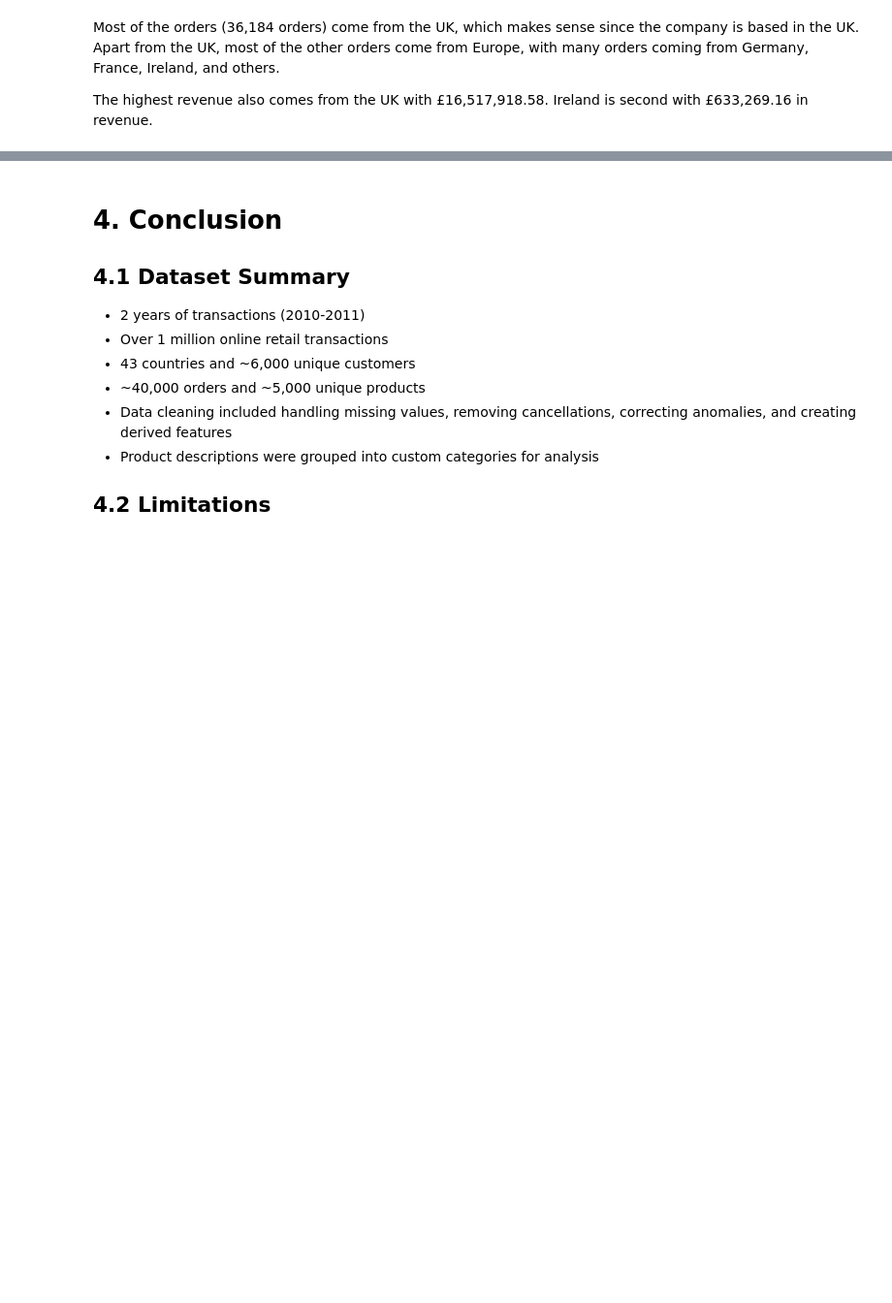
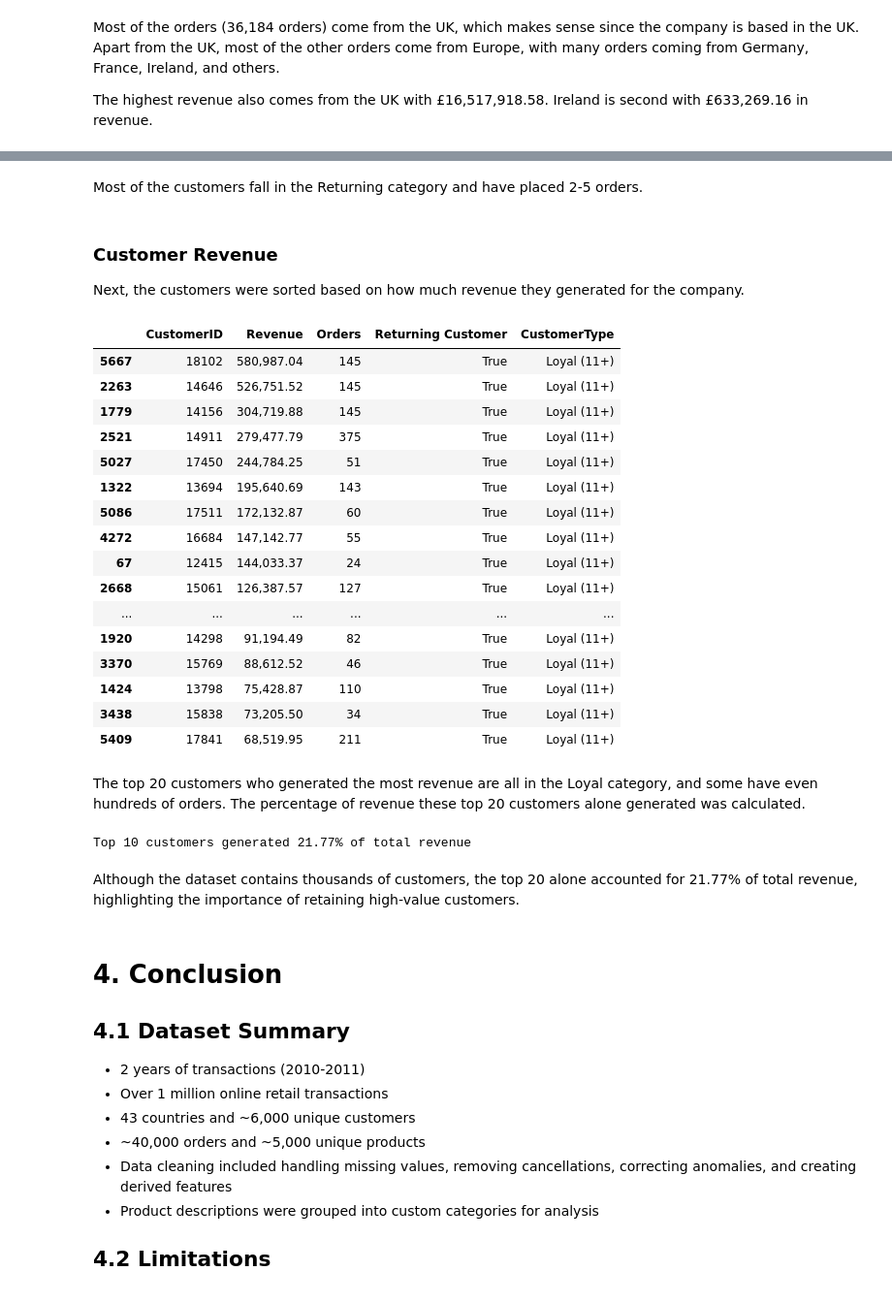
Before and after one commit to takiatah/online-retail-data-sales-analysis, a Jupyter notebook: E-Commerce Sales Analysis.ipynb, the cells around one changed output, grey strips where cells are left out. Shown at 97% size. Cells and saved outputs as stored; diff of their text form; code cells hidden in the pictures; blank space fills up the shorter version.

```diff
--- a/E-Commerce Sales Analysis.ipynb
+++ b/E-Commerce Sales Analysis.ipynb
@@ -1331,3 +1392,42 @@ The highest revenue also comes from the UK with £16,517,918.58. Ireland is seco
+# %% [markdown]
+Most of the customers fall in the Returning category and have placed 2-5 orders.
+# %% [markdown]
+### Customer Revenue
+
+Next, the customers were sorted based on how much revenue they generated for the company.
+# %%
+customer_revenue = customer_orders.sort_values(by="Revenue", ascending=False)
+customer_revenue.head(20)
+# %% [output]
+|  | CustomerID | Revenue | Orders | Returning Customer | CustomerType |
+| 5667 | 18102 | 580,987.04 | 145 | True | Loyal (11+) |
+| 2263 | 14646 | 526,751.52 | 145 | True | Loyal (11+) |
+| 1779 | 14156 | 304,719.88 | 145 | True | Loyal (11+) |
+| 2521 | 14911 | 279,477.79 | 375 | True | Loyal (11+) |
+| 5027 | 17450 | 244,784.25 | 51 | True | Loyal (11+) |
+| 1322 | 13694 | 195,640.69 | 143 | True | Loyal (11+) |
+| 5086 | 17511 | 172,132.87 | 60 | True | Loyal (11+) |
+| 4272 | 16684 | 147,142.77 | 55 | True | Loyal (11+) |
+| 67 | 12415 | 144,033.37 | 24 | True | Loyal (11+) |
+| 2668 | 15061 | 126,387.57 | 127 | True | Loyal (11+) |
+| ... | ... | ... | ... | ... | ... |
+| 1920 | 14298 | 91,194.49 | 82 | True | Loyal (11+) |
+| 3370 | 15769 | 88,612.52 | 46 | True | Loyal (11+) |
+| 1424 | 13798 | 75,428.87 | 110 | True | Loyal (11+) |
+| 3438 | 15838 | 73,205.50 | 34 | True | Loyal (11+) |
+| 5409 | 17841 | 68,519.95 | 211 | True | Loyal (11+) |
+# %% [markdown]
+The top 20 customers who generated the most revenue are all in the Loyal category, and some have even hundreds of orders. The percentage of revenue these top 20 customers alone generated was calculated.
+# %%
+top20_revenue = customer_revenue.head(20)["Revenue"].sum()
+total_revenue = customer_revenue["Revenue"].sum()
+top20_percentage = top20_revenue/total_revenue
+
+print(f"Top 10 customers generated {top20_percentage:.2%} of total revenue")
+# %% [output]
+Top 10 customers generated 21.77% of total revenue
+# %% [markdown]
+Although the dataset contains thousands of customers, the top 20 alone accounted for 21.77% of total revenue, highlighting the importance of retaining high-value customers.
 # %% [markdown]
 # 4. Conclusion
 
```
Also changed, not shown: parts of 17 cells of this notebook, 11 other files.
